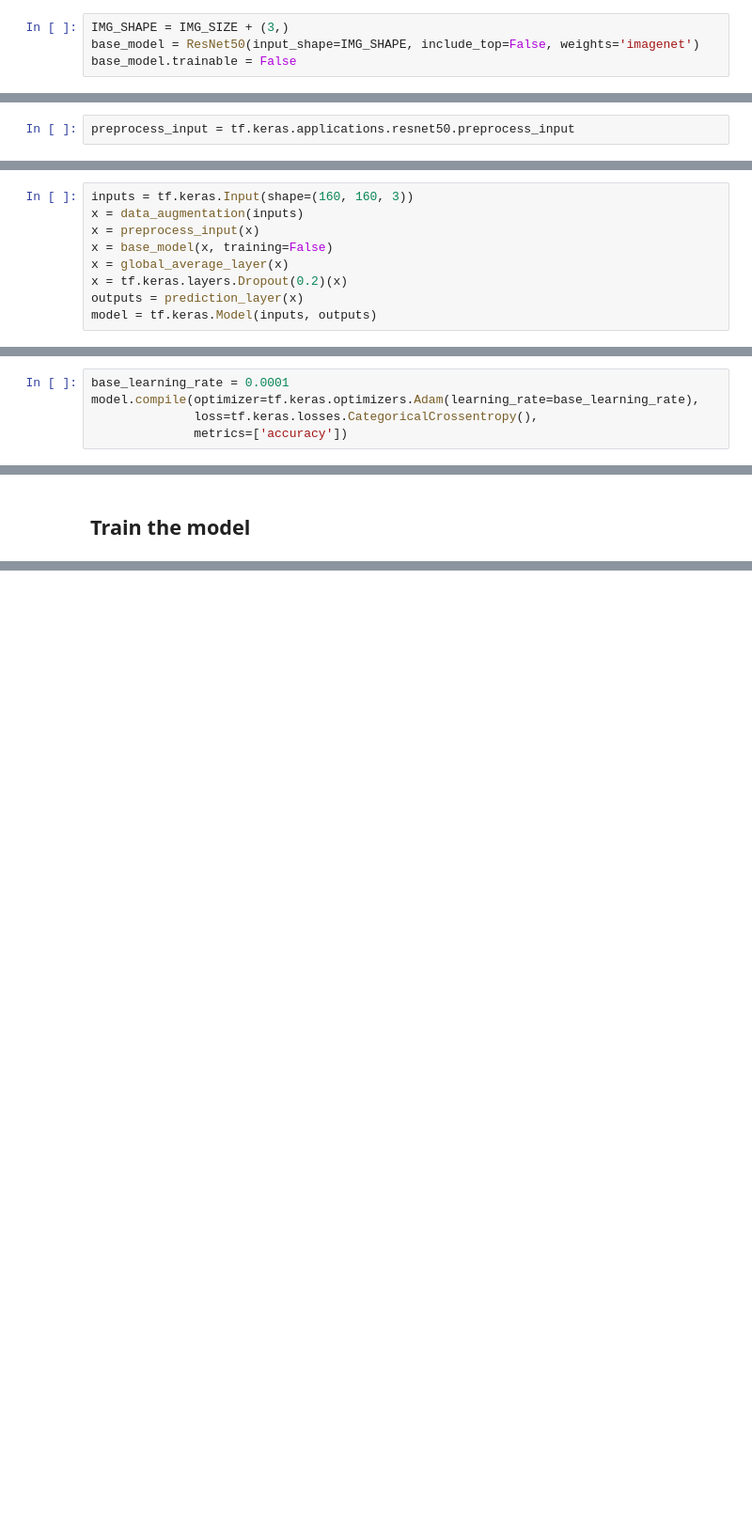
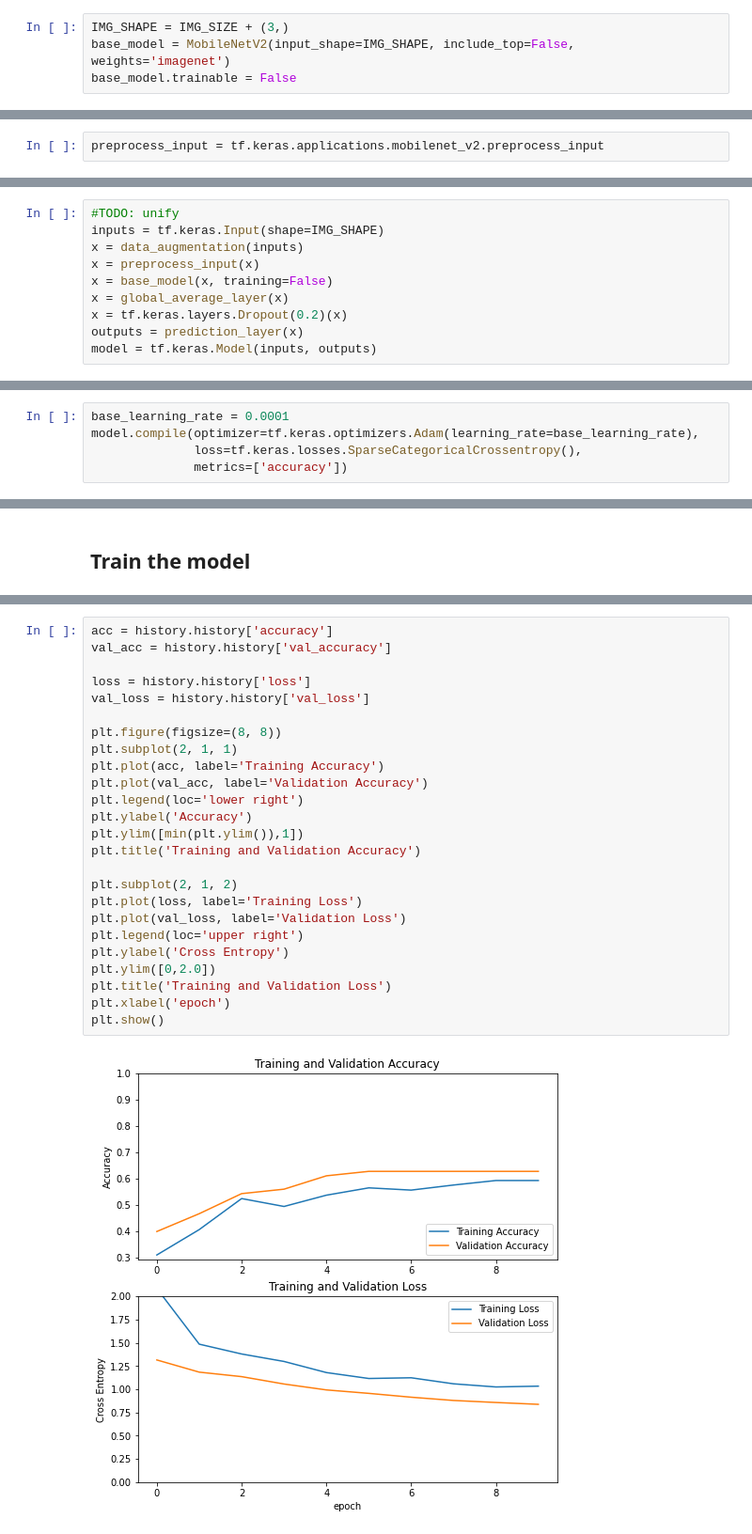
Before and after one commit to ML-Bioinfo-CEITEC/ECCB2021, a Jupyter notebook: 04_Transfer_Learning.ipynb, the cells around one changed output, grey strips where cells are left out. Shown at 94% size. Saved outputs shown, nothing was run; the diff lists cells and outputs as text; blank space fills up the shorter version.

```diff
--- a/04_Transfer_Learning.ipynb
+++ b/04_Transfer_Learning.ipynb
@@ -97,6 +99,6 @@ for image, _ in train_dataset.take(1):
 ## Create the base model from the pre-trained model
 # %%
 IMG_SHAPE = IMG_SIZE + (3,)
-base_model = ResNet50(input_shape=IMG_SHAPE, include_top=False, weights='imagenet')
+base_model = MobileNetV2(input_shape=IMG_SHAPE, include_top=False, weights='imagenet')
 base_model.trainable = False
 # %% [markdown]
@@ -151,9 +154,10 @@ In a moment, you will download tf.keras.applications.ResNet50 for use as your ba
 # %%
-preprocess_input = tf.keras.applications.resnet50.preprocess_input
+preprocess_input = tf.keras.applications.mobilenet_v2.preprocess_input
 # %% [markdown]
 Build a model by chaining together the data augmentation, rescaling, base_model and feature extractor layers using the Keras Functional API. As previously mentioned, use training=False as our model contains a BatchNormalization layer.
 # %%
-inputs = tf.keras.Input(shape=(160, 160, 3))
+#TODO: unify
+inputs = tf.keras.Input(shape=IMG_SHAPE)
 x = data_augmentation(inputs)
 x = preprocess_input(x)
 x = base_model(x, training=False)
@@ -166,7 +170,7 @@ model = tf.keras.Model(inputs, outputs)
 # %%
 base_learning_rate = 0.0001
 model.compile(optimizer=tf.keras.optimizers.Adam(learning_rate=base_learning_rate),
-              loss=tf.keras.losses.CategoricalCrossentropy(),
+              loss=tf.keras.losses.SparseCategoricalCrossentropy(),
               metrics=['accuracy'])
 # %%
 model.summary()
@@ -219,0 +226,27 @@ Epoch 10/10
+# %%
+acc = history.history['accuracy']
+val_acc = history.history['val_accuracy']
+
+loss = history.history['loss']
+val_loss = history.history['val_loss']
+
+plt.figure(figsize=(8, 8))
+plt.subplot(2, 1, 1)
+plt.plot(acc, label='Training Accuracy')
+plt.plot(val_acc, label='Validation Accuracy')
+plt.legend(loc='lower right')
+plt.ylabel('Accuracy')
+plt.ylim([min(plt.ylim()),1])
+plt.title('Training and Validation Accuracy')
+
+plt.subplot(2, 1, 2)
+plt.plot(loss, label='Training Loss')
+plt.plot(val_loss, label='Validation Loss')
+plt.legend(loc='upper right')
+plt.ylabel('Cross Entropy')
+plt.ylim([0,2.0])
+plt.title('Training and Validation Loss')
+plt.xlabel('epoch')
+plt.show()
+# %% [output]
+[figure, added]
```
Also changed, not shown: parts of 30 cells of this notebook.
